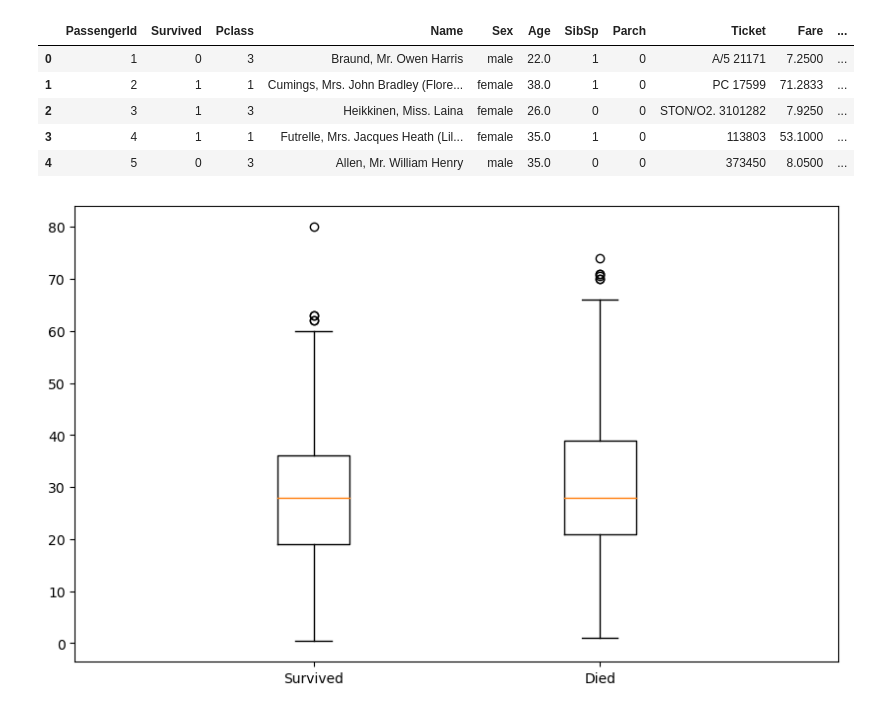
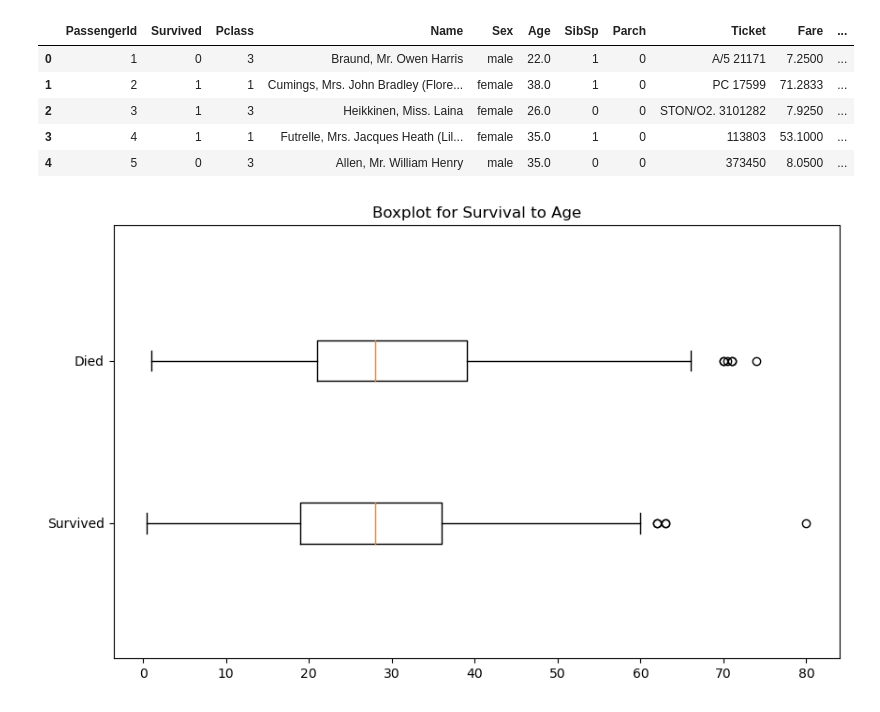
Before and after one commit to RomanShrestha07/CPSC-Semester-1, a Jupyter notebook: Assignment3/Assignment_3_Part_2.ipynb, the cells around one changed output. Drawn from its saved outputs; the diff is of its cells as text; code cells hidden in the pictures.

Commit message:
-feat(assignment 3): assignment 3 part 2 plot images, part 3 analysis ideas

```diff
--- a/Assignment3/Assignment_3_Part_2.ipynb
+++ b/Assignment3/Assignment_3_Part_2.ipynb
@@ -140,13 +142,18 @@ new_titanic_df.head()
 | 3 | 4 | 1 | 1 | Futrelle, Mrs. Jacques Heath (Lil... | female | 35.0 | 1 | 0 | 113803 | 53.1000 | ... |
 | 4 | 5 | 0 | 3 | Allen, Mr. William Henry | male | 35.0 | 0 | 0 | 373450 | 8.0500 | ... |
 # %%
-survived = new_titanic_df['Survived'] == 1
+survived_df = new_titanic_df['Survived'] == 1
 
-data_to_plot = [new_titanic_df[survived]['Age'], new_titanic_df[~survived]['Age']]
+survived_age = new_titanic_df[survived_df]['Age']
+died_age = new_titanic_df[~survived_df]['Age']
+
+data_to_plot = [survived_age, died_age]
 
 plt.figure(figsize=(10, 6))
-plt.boxplot(data_to_plot, positions=[1, 1.6], labels=['Survived', 'Died'])
+plt.boxplot(data_to_plot, positions=[1, 1.6], labels=['Survived', 'Died'], vert=False)
+plt.title('Boxplot for Survival to Age')
 
+plt.savefig('survival_to_age.png')
 plt.show()
 # %% [output]
-[figure, old version]
+[figure, new version]
```
Also changed, not shown: parts of 5 cells of this notebook, 3 other files.
